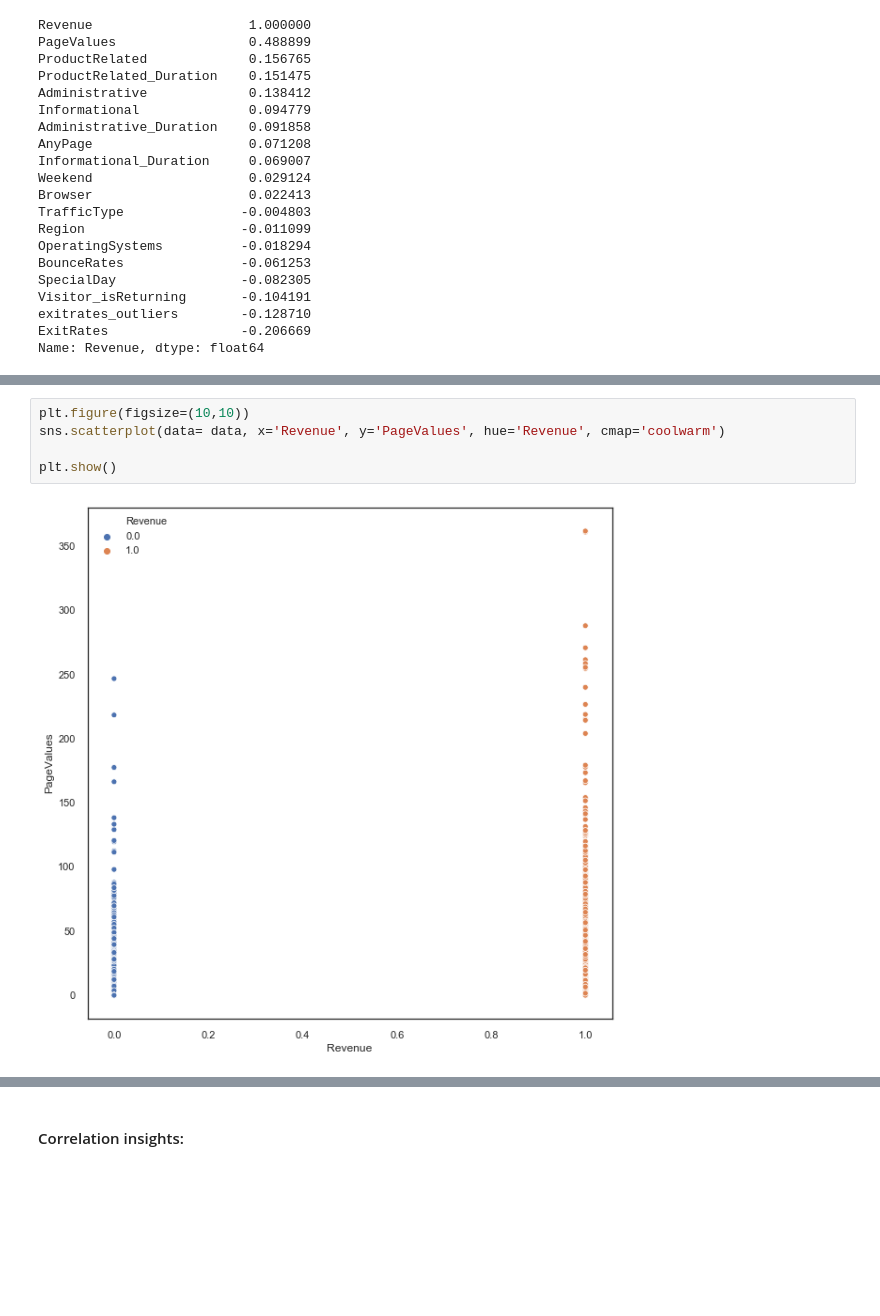
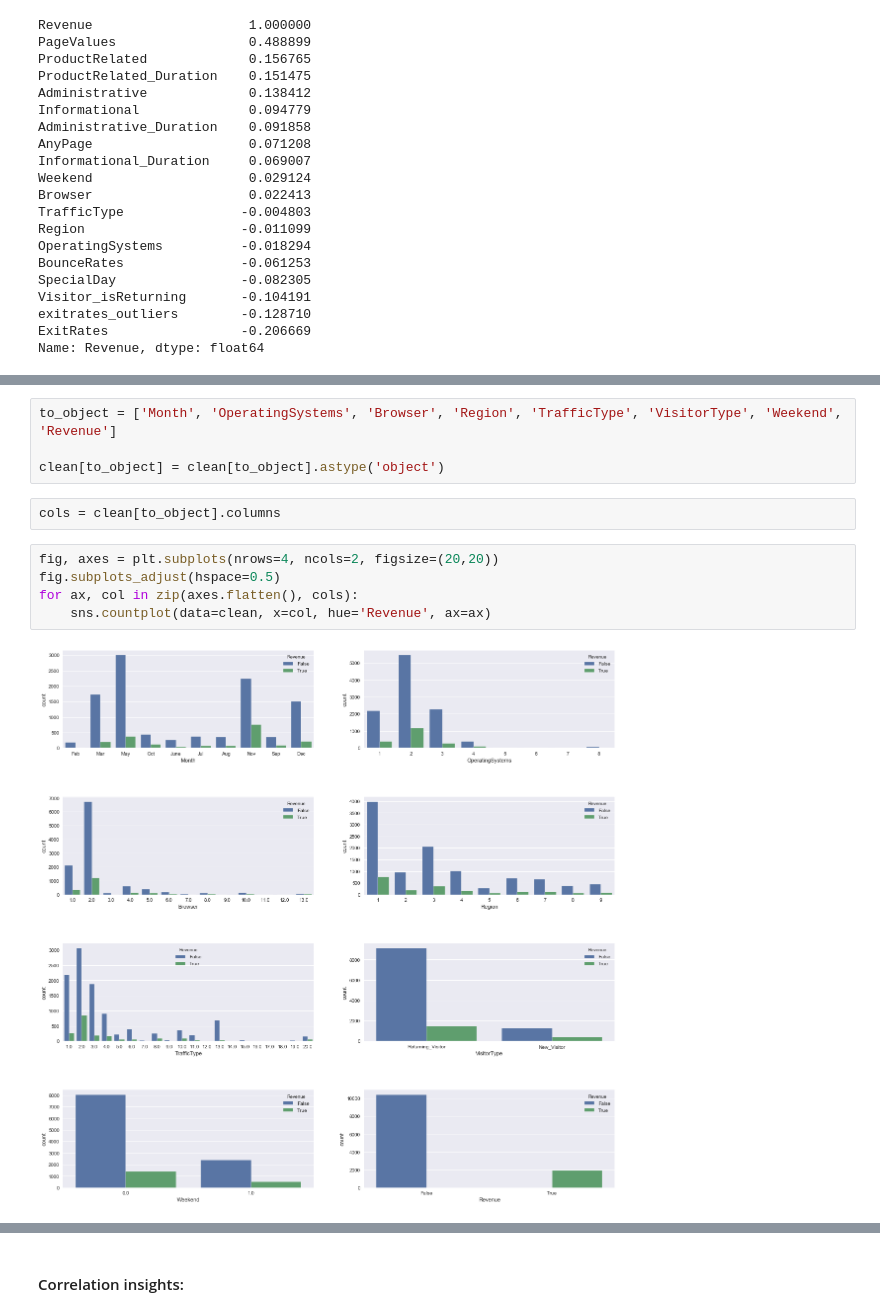
Before and after one commit to sideround/project-ml-onlineshop, a Jupyter notebook: project-ml-onlineshop.ipynb, the cells around one changed output, grey strips where cells are left out. Saved outputs shown, nothing was run; the diff lists cells and outputs as text; blank space fills up the shorter version.

Commit message:
some visualization done

```diff
--- a/project-ml-onlineshop.ipynb
+++ b/project-ml-onlineshop.ipynb
@@ -1295,7 +1308,13 @@ data['VisitorType']
-# %%
-plt.figure(figsize=(10,10))
-sns.scatterplot(data= data, x='Revenue', y='PageValues', hue='Revenue', cmap='coolwarm')
-
-plt.show()
-# %% [output]
-[figure, removed]
+# %%
+to_object = ['Month', 'OperatingSystems', 'Browser', 'Region', 'TrafficType', 'VisitorType', 'Weekend', 'Revenue']
+
+clean[to_object] = clean[to_object].astype('object')
+# %%
+cols = clean[to_object].columns
+# %%
+fig, axes = plt.subplots(nrows=4, ncols=2, figsize=(20,20))
+fig.subplots_adjust(hspace=0.5)
+for ax, col in zip(axes.flatten(), cols):
+    sns.countplot(data=clean, x=col, hue='Revenue', ax=ax)
+# %% [output]
+[figure, added]
```
Also changed, not shown: parts of 4 cells of this notebook.
